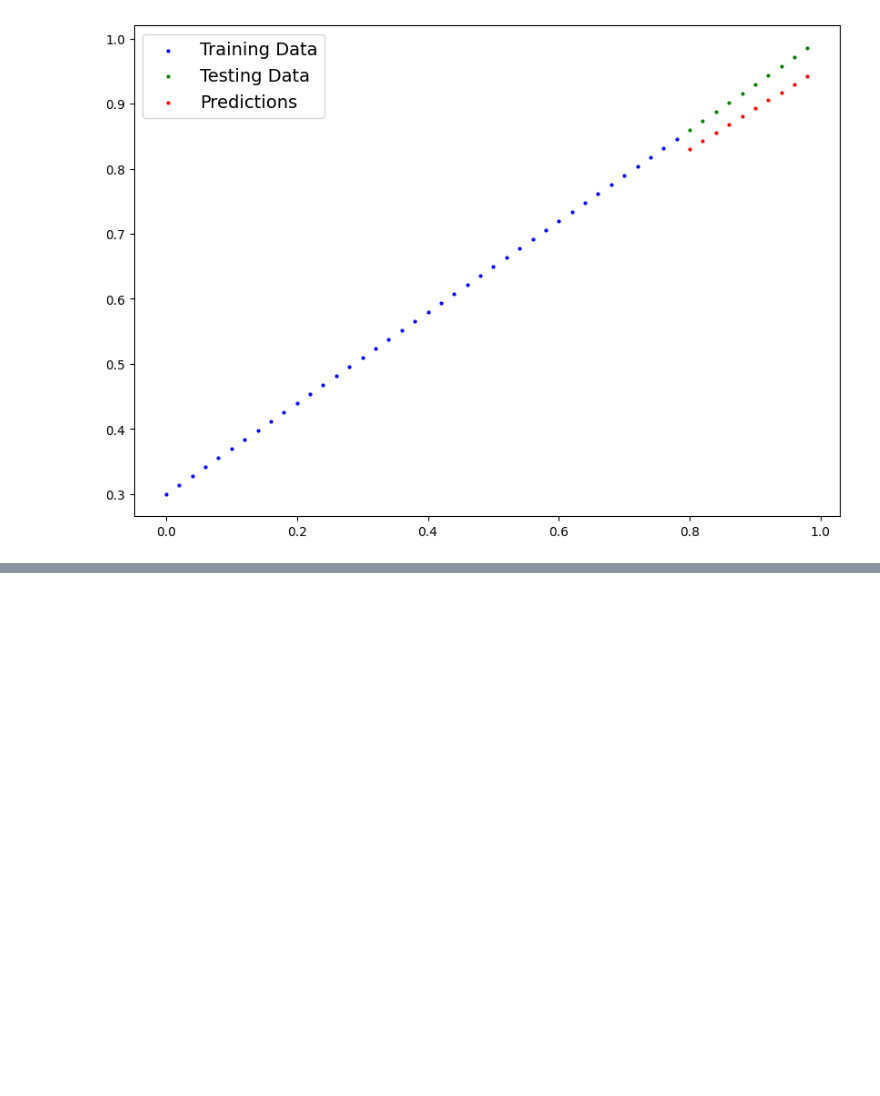
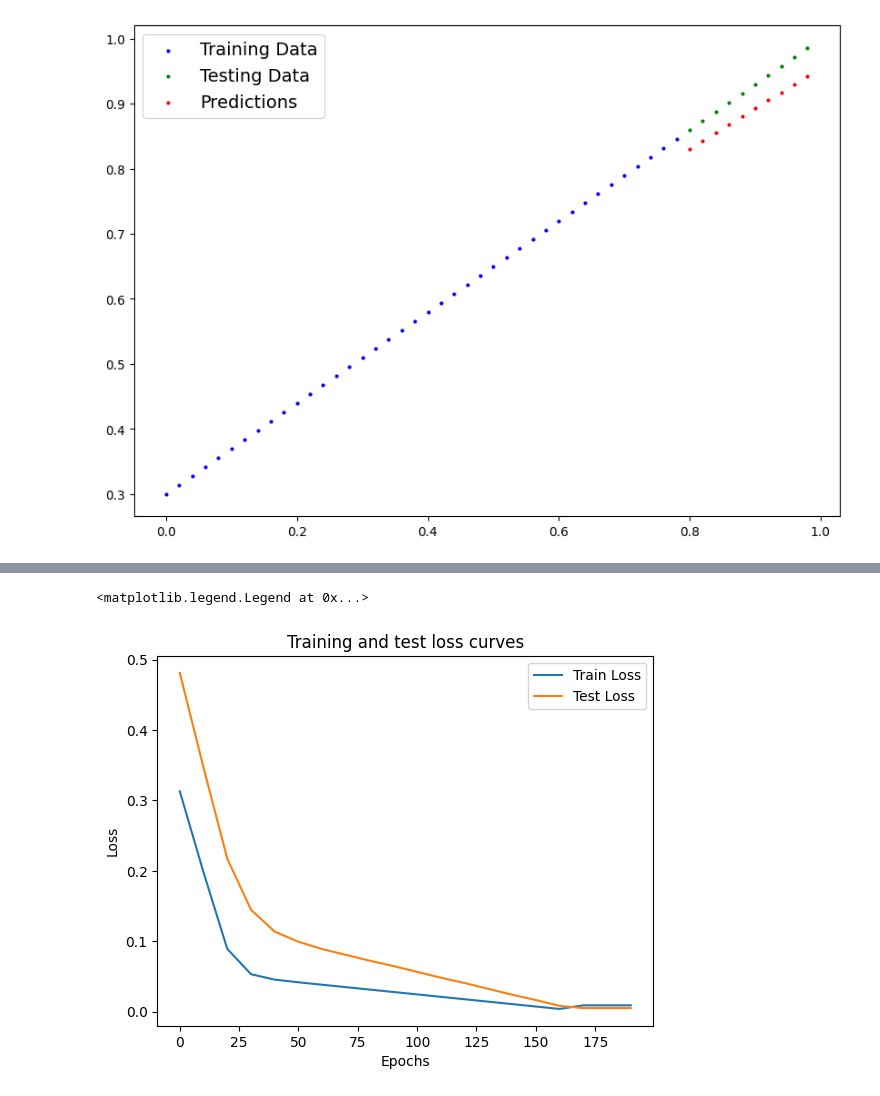
Before and after one commit to yash121299/PyTorch_Learning, a Jupyter notebook: 01_PyTorch_Workflow.ipynb, the cells around one changed output, grey strips where cells are left out. Cells and saved outputs as stored; diff of their text form; code cells hidden in the pictures; blank space fills up the shorter version.

Commit message:
Finished training testing loops and plotting loss values

```diff
--- a/01_PyTorch_Workflow.ipynb
+++ b/01_PyTorch_Workflow.ipynb
@@ -559,7 +559,12 @@ plot_predictions(predictions=y_preds_newest)
 torch.manual_seed(42)
 
 # An epoch is one loop through the data... (this is a hyper parameter because we have set it ourselves)
-epochs = 100
+epochs = 200
+
+# Track different values to compare future models to current model for research and comparison and visualize the loss value through the training
+epoch_count = []
+loss_values = []
+test_loss_values = []
 ### Training
 # 0. Loop through the data
 for epoch in range(epochs):
@@ -592,6 +597,9 @@ for epoch in range(epochs):
 
   # Print out whats happening
   if epoch%10 == 0 :
+    epoch_count.append(epoch)
+    loss_values.append(loss)
+    test_loss_values.append(test_loss)
     print(f"Epoch: {epoch} | Loss: {loss} |Test Loss: {test_loss}")
     print(model_0.state_dict())
 # %% [output]
@@ -625,0 +659,11 @@ plot_predictions(predictions=y_preds_last)
+# %%
+# Plotting the loss curves
+plt.plot(epoch_count,torch.tensor(loss_values).numpy(),label="Train Loss")
+plt.plot(epoch_count,test_loss_values,label="Test Loss")
+plt.title("Training and test loss curves")
+plt.ylabel("Loss")
+plt.xlabel("Epochs")
+plt.legend()
+# %% [output]
+<matplotlib.legend.Legend at 0x...>
+[figure, added]
```
Also changed, not shown: parts of 5 cells of this notebook.
